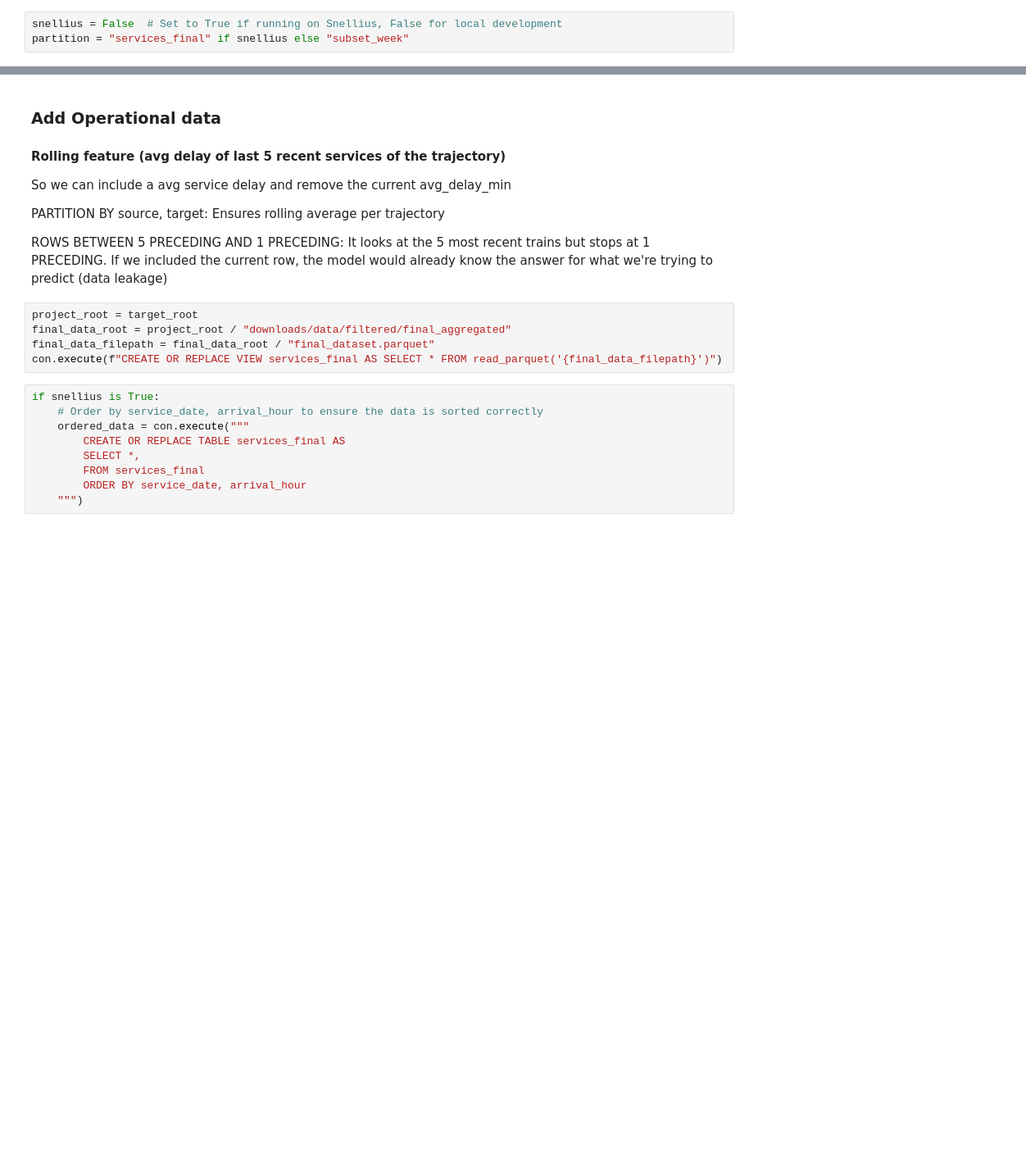
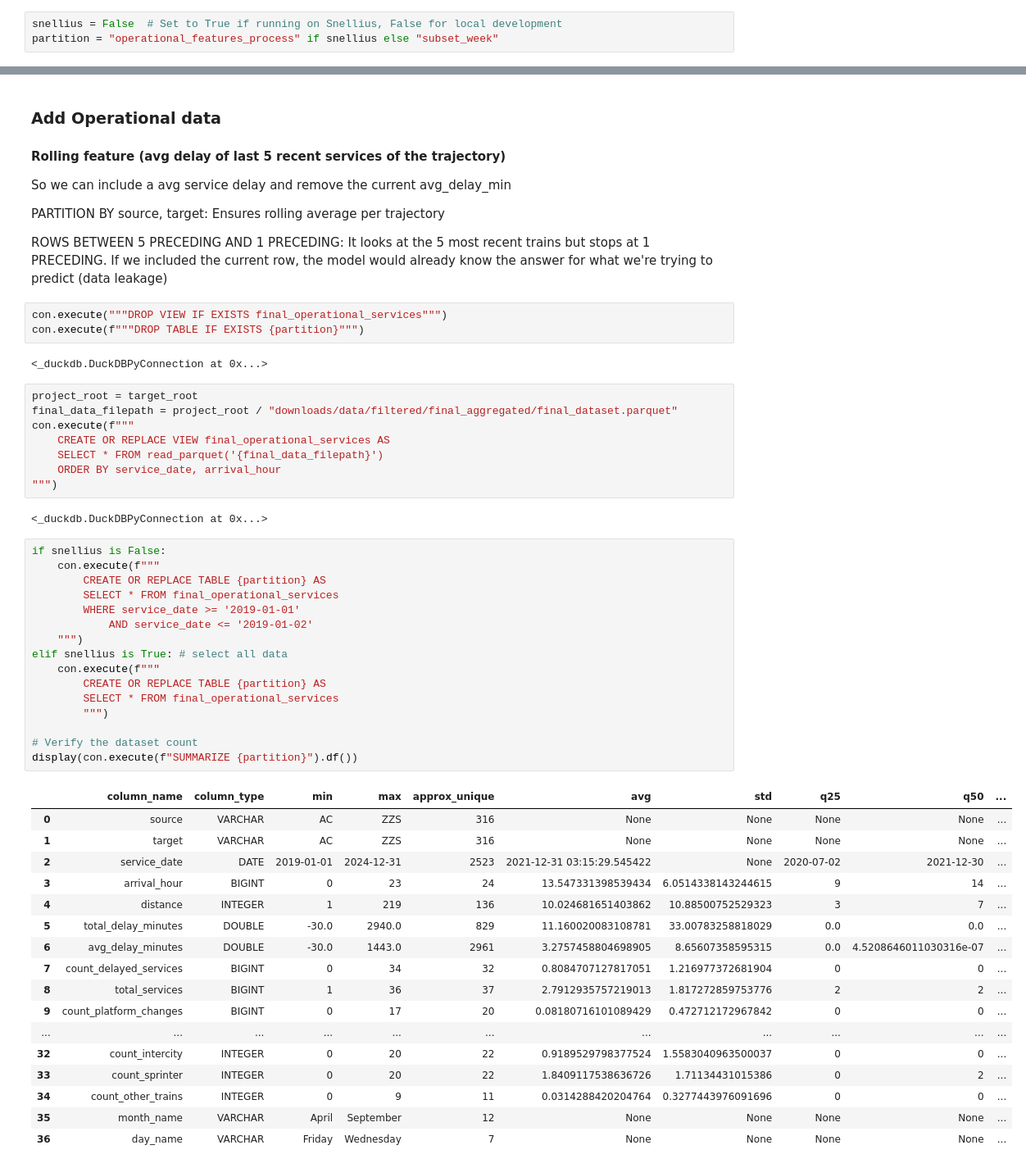
Before and after one commit to jbaonl/MSc-Thesis, a Jupyter notebook: MSc-Thesis/Bao/all_code/2_eda_and_time_series_data_creation/22_main_dataset_creation.ipynb, the cells around one changed output, grey strips where cells are left out. Shown at 82% size. Cells and saved outputs as stored; diff of their text form; blank space fills up the shorter version.

Commit message:
updated data pipeline fix (databug added additional rows)

```diff
--- a/MSc-Thesis/Bao/all_code/2_eda_and_time_series_data_creation/22_main_dataset_creation.ipynb
+++ b/MSc-Thesis/Bao/all_code/2_eda_and_time_series_data_creation/22_main_dataset_creation.ipynb
@@ -8,4 +8,4 @@ DOWNLOAD: This file must be moved from Snellius to its corresponding local folde
 # Data Loading
 # %%
 snellius = False  # Set to True if running on Snellius, False for local development
-partition = "services_final" if snellius else "subset_week"
+partition = "operational_features_process" if snellius else "subset_week"
@@ -1575,20 +1734,55 @@ So we can include a avg service delay and remove the current avg_delay_min
 PARTITION BY source, target: Ensures rolling average per trajectory
 
 ROWS BETWEEN 5 PRECEDING AND 1 PRECEDING: It looks at the 5 most recent trains but stops at 1 PRECEDING. If we included the current row, the model would already know the answer for what we're trying to predict (data leakage)
+# %%
+con.execute("""DROP VIEW IF EXISTS final_operational_services""")
+con.execute(f"""DROP TABLE IF EXISTS {partition}""")
+# %% [output]
+<_duckdb.DuckDBPyConnection at 0x...>
 # %%
 project_root = target_root
-final_data_root = project_root / "downloads/data/filtered/final_aggregated"
-final_data_filepath = final_data_root / "final_dataset.parquet"
-con.execute(f"CREATE OR REPLACE VIEW services_final AS SELECT * FROM read_parquet('{final_data_filepath}')")
+final_data_filepath = project_root / "downloads/data/filtered/final_aggregated/final_dataset.parquet"
+con.execute(f"""
+    CREATE OR REPLACE VIEW final_operational_services AS
+    SELECT * FROM read_parquet('{final_data_filepath}')
+    ORDER BY service_date, arrival_hour
+""")
+# %% [output]
+<_duckdb.DuckDBPyConnection at 0x...>
-# %%
-if snellius is True:
-    # Order by service_date, arrival_hour to ensure the data is sorted correctly
-	ordered_data = con.execute("""
-		CREATE OR REPLACE TABLE services_final AS
-		SELECT *,
-		FROM services_final
-		ORDER BY service_date, arrival_hour
-	""")
+# %%
+if snellius is False:
+	con.execute(f"""
+		CREATE OR REPLACE TABLE {partition} AS
+		SELECT * FROM final_operational_services
+		WHERE service_date >= '2019-01-01'
+			AND service_date <= '2019-01-02'
+	""")
+elif snellius is True: # select all data
+	con.execute(f"""
+		CREATE OR REPLACE TABLE {partition} AS
+		SELECT * FROM final_operational_services
+		""")
+
+# Verify the dataset count
+display(con.execute(f"SUMMARIZE {partition}").df())
+# %% [output]
+|  | column_name | column_type | min | max | approx_unique | avg | std | q25 | q50 | ... |
+| 0 | source | VARCHAR | AC | ZZS | 316 | None | None | None | None | ... |
+| 1 | target | VARCHAR | AC | ZZS | 316 | None | None | None | None | ... |
+| 2 | service_date | DATE | 2019-01-01 | 2024-12-31 | 2523 | 2021-12-31 03:15:29.545422 | None | 2020-07-02 | 2021-12-30 | ... |
+| 3 | arrival_hour | BIGINT | 0 | 23 | 24 | 13.547331398539434 | 6.0514338143244615 | 9 | 14 | ... |
+| 4 | distance | INTEGER | 1 | 219 | 136 | 10.024681651403862 | 10.88500752529323 | 3 | 7 | ... |
+| 5 | total_delay_minutes | DOUBLE | -30.0 | 2940.0 | 829 | 11.160020083108781 | 33.00783258818029 | 0.0 | 0.0 | ... |
+| 6 | avg_delay_minutes | DOUBLE | -30.0 | 1443.0 | 2961 | 3.2757458804698905 | 8.65607358595315 | 0.0 | 4.5208646011030316e-07 | ... |
+| 7 | count_delayed_services | BIGINT | 0 | 34 | 32 | 0.8084707127817051 | 1.216977372681904 | 0 | 0 | ... |
+| 8 | total_services | BIGINT | 1 | 36 | 37 | 2.7912935757219013 | 1.817272859753776 | 2 | 2 | ... |
+| 9 | count_platform_changes | BIGINT | 0 | 17 | 20 | 0.08180716101089429 | 0.472712172967842 | 0 | 0 | ... |
+| ... | ... | ... | ... | ... | ... | ... | ... | ... | ... | ... |
+| 32 | count_intercity | INTEGER | 0 | 20 | 22 | 0.9189529798377524 | 1.5583040963500037 | 0 | 0 | ... |
+| 33 | count_sprinter | INTEGER | 0 | 20 | 22 | 1.8409117538636726 | 1.71134431015386 | 0 | 2 | ... |
+| 34 | count_other_trains | INTEGER | 0 | 9 | 11 | 0.0314288420204764 | 0.3277443976091696 | 0 | 0 | ... |
+| 35 | month_name | VARCHAR | April | September | 12 | None | None | None | None | ... |
+| 36 | day_name | VARCHAR | Friday | Wednesday | 7 | None | None | None | None | ... |
 # %%
 # Create a new table with a 'rolling_prev_delay' feature
 # Fill the very first trains in the dataset (which have no 'history') with 0 delay
```
Also changed, not shown: parts of 49 cells of this notebook, 1 other file.
